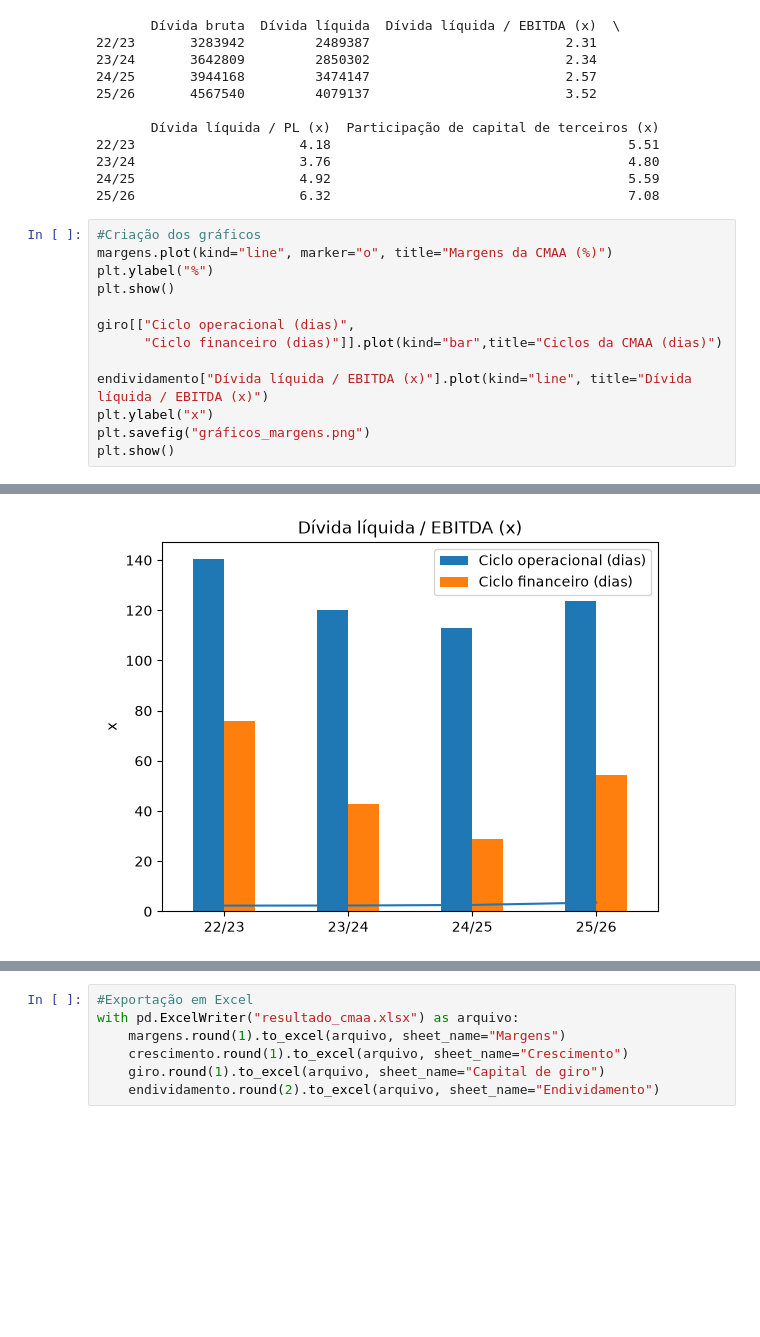
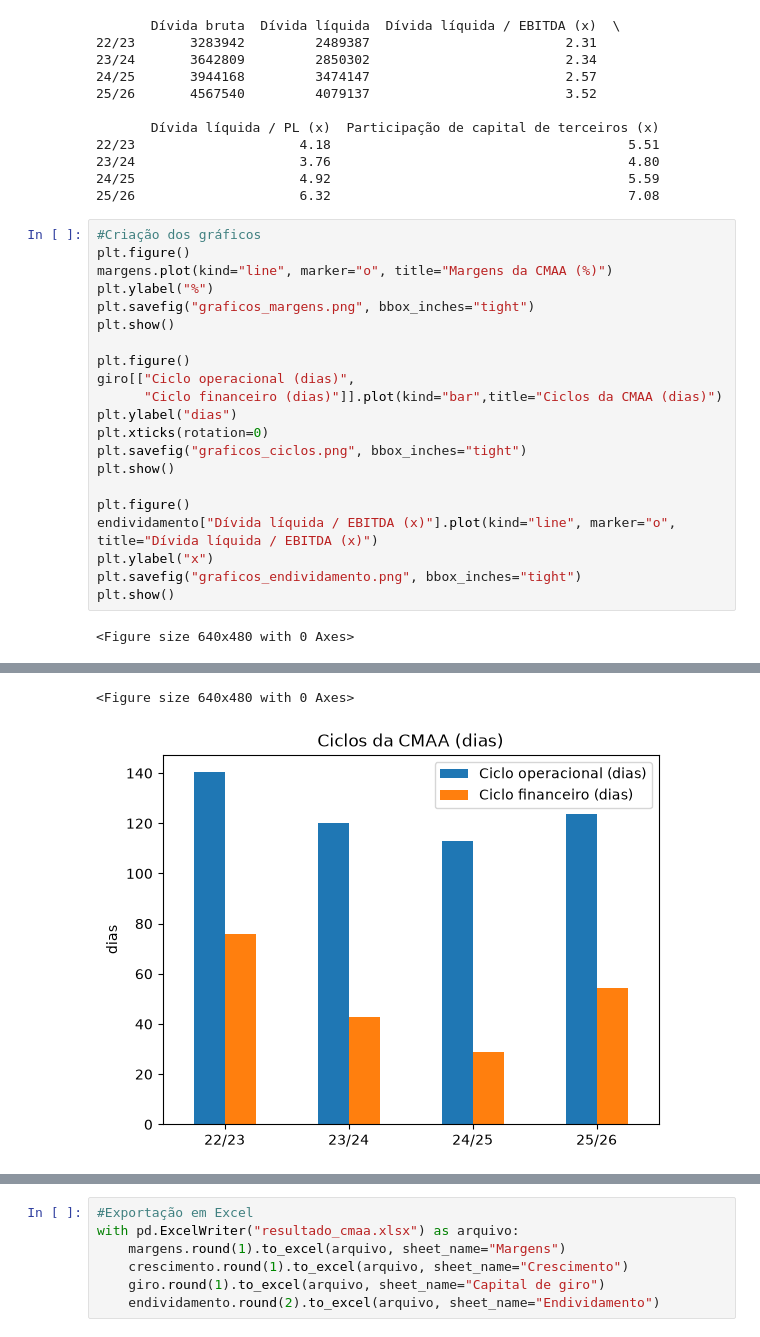
Before and after one commit to Peuzz1/analise-financeira-cmaa, a Jupyter notebook: analise.ipynb, the cells around one changed output, grey strips where cells are left out. Drawn from its saved outputs; the diff is of its cells as text; blank space fills up the shorter version.

Commit message:
Correçõ no código de geração dos gráficos, Adicionei o parâmetro bbos_inches="tight"para que os títulos não fiquem cortados. Melhorei a visualização e formataçã dos gráficos.

```diff
--- a/analise.ipynb
+++ b/analise.ipynb
@@ -130,17 +130,27 @@ print(endividamento.round(2))
 25/26                     6.32                                      7.08
 # %%
 #Criação dos gráficos
+plt.figure()
 margens.plot(kind="line", marker="o", title="Margens da CMAA (%)")
 plt.ylabel("%")
+plt.savefig("graficos_margens.png", bbox_inches="tight")
 plt.show()
 
+plt.figure()
 giro[["Ciclo operacional (dias)",
       "Ciclo financeiro (dias)"]].plot(kind="bar",title="Ciclos da CMAA (dias)")
+plt.ylabel("dias")
+plt.xticks(rotation=0)
+plt.savefig("graficos_ciclos.png", bbox_inches="tight")
+plt.show()
 
-endividamento["Dívida líquida / EBITDA (x)"].plot(kind="line", title="Dívida líquida / EBITDA (x)")
+plt.figure()
+endividamento["Dívida líquida / EBITDA (x)"].plot(kind="line", marker="o", title="Dívida líquida / EBITDA (x)")
 plt.ylabel("x")
-plt.savefig("gráficos_margens.png")
+plt.savefig("graficos_endividamento.png", bbox_inches="tight")
 plt.show()
 # %% [output]
+<Figure size 640x480 with 0 Axes>
 [figure]
+<Figure size 640x480 with 0 Axes>
-[figure, old version]
+[figure, new version]
```
Also changed, not shown: parts of 1 cell of this notebook, 4 other files.
